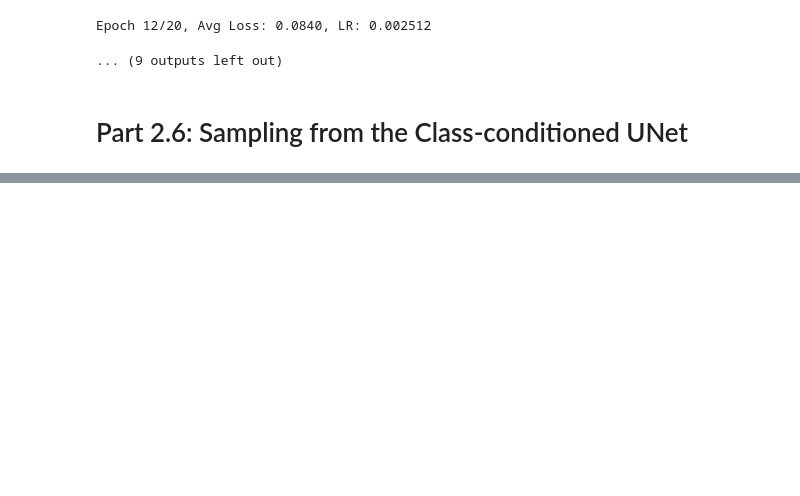
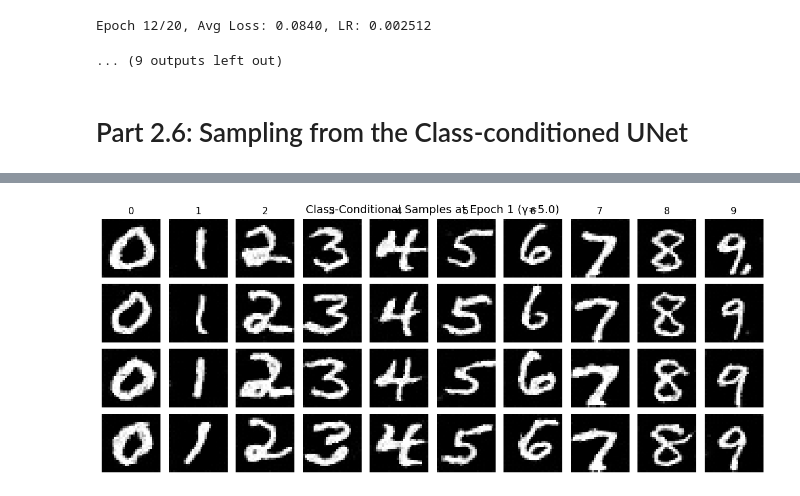
Before and after one commit to paida12/paida12.github.io, a Jupyter notebook: 7/Copy_of_cs180_proj5b_release.ipynb, the cells around one changed output, grey strips where cells are left out. Drawn from its saved outputs; the diff is of its cells as text; code cells hidden in the pictures; blank space fills up the shorter version.

Commit message:
without scheduler

```diff
--- a/7/Copy_of_cs180_proj5b_release.ipynb
+++ b/7/Copy_of_cs180_proj5b_release.ipynb
@@ -1363 +1363,81 @@ Epoch 10/10, Avg Loss: 0.0851
 [figure]
+# %%
+# Sampling from the UNet
+# ===== your code here! ====
+
+batch_size = 64
+learning_rate = 1e-3  # Lower learning-rate for removed scheduler
+hidden_dim = 64
+num_epochs = 10
+num_ts = 300
+p_uncond = 0.1
+num_classes = 10
+guidance_scale = 5.0
+
+curr = torch.device('cuda' if torch.cuda.is_available() else 'cpu')
+
+train_dataset = datasets.MNIST(root = './data', train = True, download = True, transform = transforms.ToTensor())
+train_loader = torch.utils.data.DataLoader(train_dataset, batch_size = batch_size, shuffle = True)
+
+model = ClassConditionalUNet(in_channels = 1, num_classes = num_classes, num_hiddens = hidden_dim).to(curr)
+optimizer = torch.optim.Adam(model.parameters(), lr = learning_rate)
+
+train_losses = []
+epochs = [1, 5, 10]
+
+for epoch in range(num_epochs):
+    model.train()
+    epoch_losses = []
+
+    for i, (images, labels) in enumerate(tqdm(train_loader, desc=f'Epoch {epoch+1}/{num_epochs}')):
+
+        x = images.to(curr)
+        c = labels.to(curr)
+
+        loss = class_fm_forward(model, x, c, p_uncond, num_ts)
+        item = loss.item()
+
+        optimizer.zero_grad()
+        loss.backward()
+        optimizer.step()
+
+        train_losses.append(item)
+        epoch_losses.append(item)
+
+    avg_loss = sum(epoch_losses) / len(epoch_losses)
+    print(f'Epoch {epoch+1}/{num_epochs}, Avg Loss: {avg_loss:.4f}')
+
+    if (epoch + 1) in epochs:
+        print(f'\n--- Sampling at Epoch {epoch + 1} ---')
+        fig = visualize_class_samples(model, num_ts=num_ts, guidance_scale=guidance_scale, seed=42)
+
+        plt.suptitle(f'Class-Conditional Samples at Epoch {epoch + 1} (γ={guidance_scale})', fontsize=14)
+        plt.savefig(f'class_fm_samples_epoch_{epoch + 1}.png', dpi=150, bbox_inches='tight')
+        plt.show()
+
+plt.figure(figsize=(10, 5))
+plt.plot(train_losses, alpha=0.3, label='Raw')
+
+def smooth(values, weight=0.9):
+    smoothed_version = []
+    last = values[0]
+    for v in values:
+        temp = 1 - weight
+
+        smoothed_val = last * weight + (temp) * v
+        smoothed_version.append(smoothed_val)
+
+        last = smoothed_val
+
+    return smoothed_version
+
+plt.plot(smooth(train_losses), label='Smoothed')
+plt.xlabel('Iteration')
+plt.ylabel('Loss')
+plt.title('Training Loss Curve - Class-Conditioned Flow Matching UNet')
+plt.legend()
+plt.savefig('class_fm_training_loss_curve.png', dpi=150, bbox_inches='tight')
+plt.show()
+
+# ===== end of code ====
+# %% [output]
@@ -1363,0 +1447 @@ Epoch 10/10, Avg Loss: 0.0851
+[figure, added]
```
Also changed, not shown: parts of 8 cells of this notebook, 5 other files.
